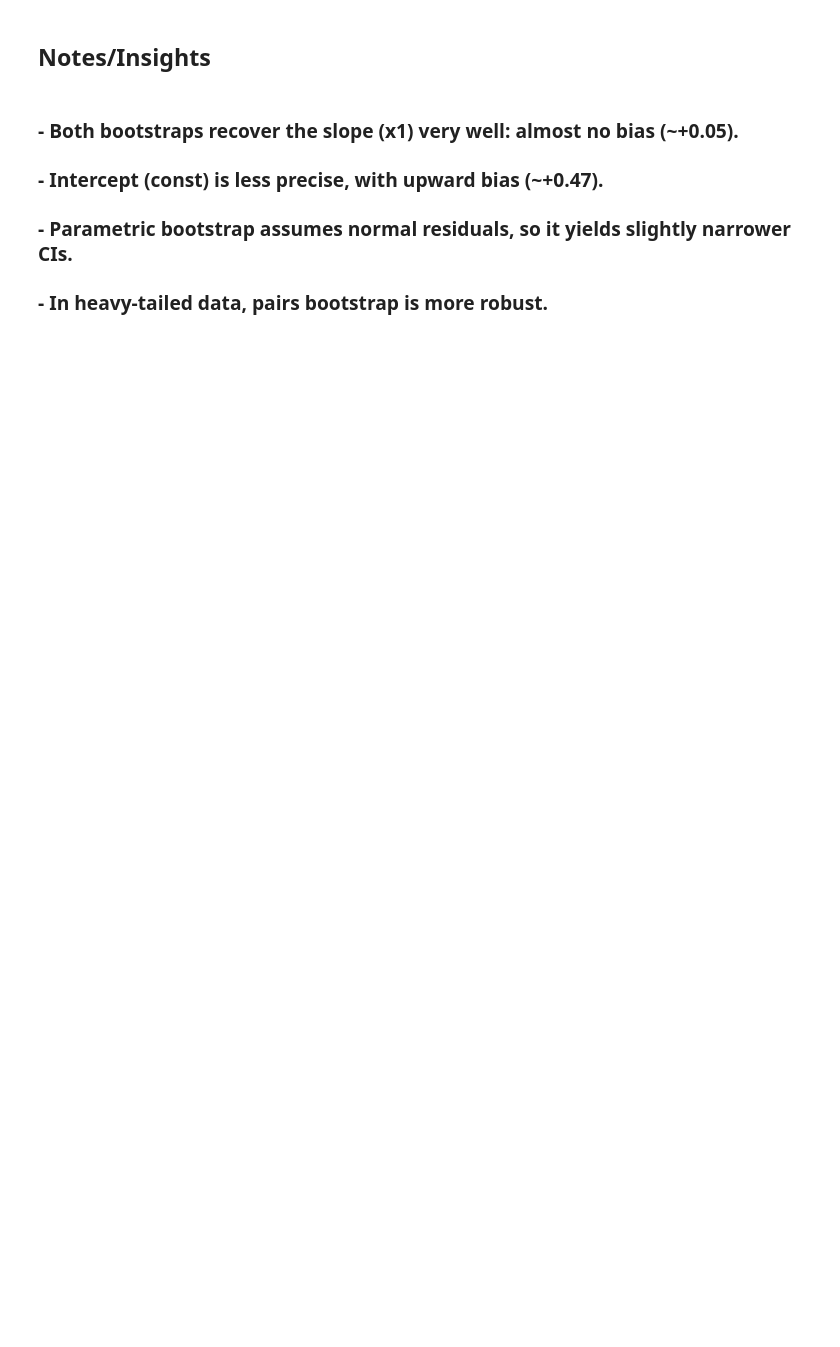
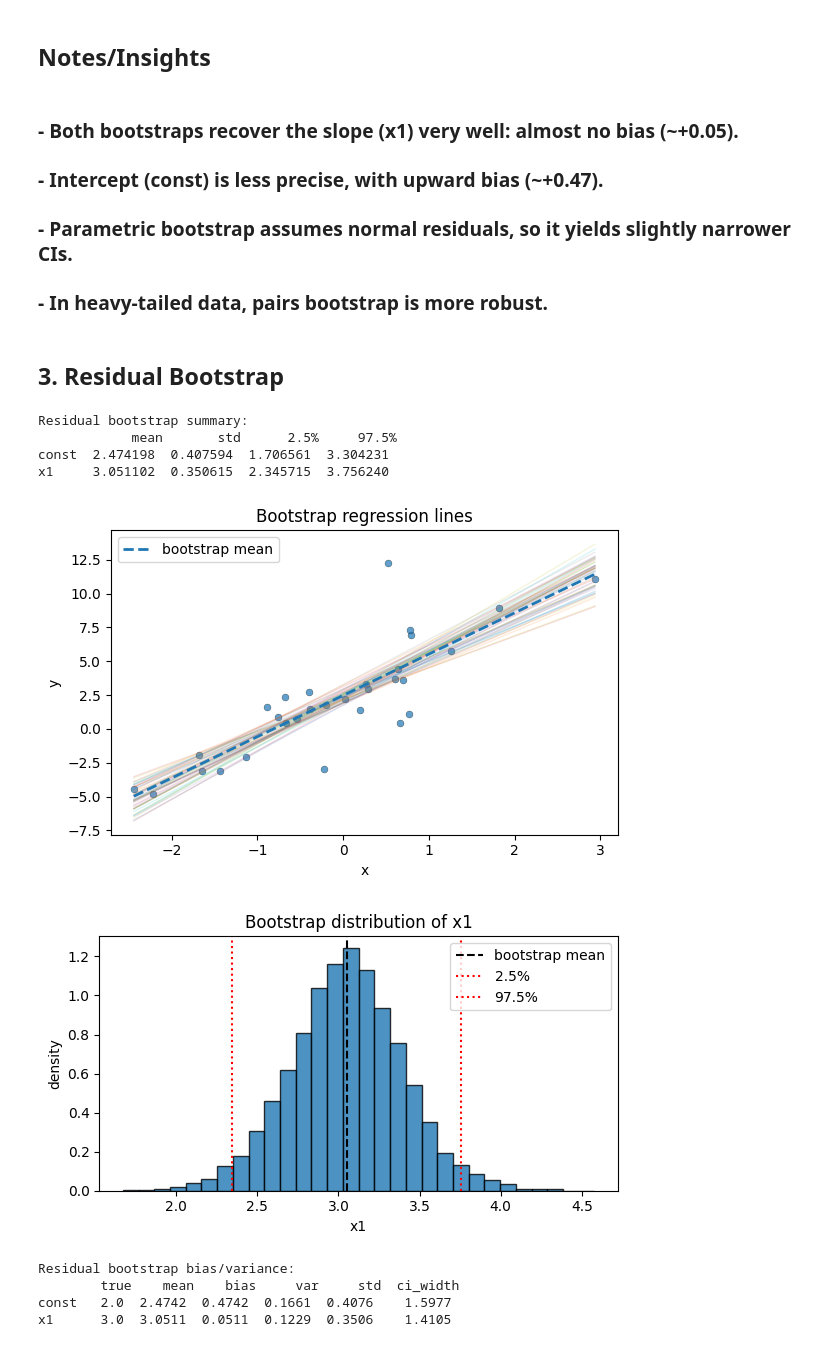
Before and after one commit to mani-atwal/bootstrap-regression-fall2025, a Jupyter notebook: experiments.ipynb, the cells around one changed output. Cells and saved outputs as stored; diff of their text form; code cells hidden in the pictures; blank space fills up the shorter version.

Commit message:
update other bootsrap
Implement residual + wild bootstrap and add to the notebook

```diff
--- a/experiments.ipynb
+++ b/experiments.ipynb
@@ -82,3 +124,30 @@ print("Pairs bootstrap bias/variance:\n",
 ### - Intercept (const) is less precise, with upward bias (~+0.47).
 ### - Parametric bootstrap assumes normal residuals, so it yields slightly narrower CIs.
 ### - In heavy-tailed data, pairs bootstrap is more robust.
+# %% [markdown]
+## 3. Residual Bootstrap
+# %%
+boot_resid = bootstrap_residuals(X, y, B=n_boot, seed=1)
+boot_resid = boot_resid.rename(columns={0: "x1"})
+
+print("Residual bootstrap summary:\n", bootstrap_summary(boot_resid))
+
+plot_bootstrap_lines(X, y, boot_resid, n_lines=50)
+plot_coef_histogram(boot_resid, coef="x1", alpha=0.05, ols_res=ols_fit)
+
+print("Residual bootstrap bias/variance:\n",
+      compute_bias_var(boot_resid, {
+          "const": true_params["beta0"],
+          "x1": true_params["beta1"],
+      }).round(4))
+# %% [output]
+Residual bootstrap summary:
+            mean       std      2.5%     97.5%
+const  2.474198  0.407594  1.706561  3.304231
+x1     3.051102  0.350615  2.345715  3.756240
+[figure, added]
+[figure, added]
+Residual bootstrap bias/variance:
+        true    mean    bias     var     std  ci_width
+const   2.0  2.4742  0.4742  0.1661  0.4076    1.5977
+x1      3.0  3.0511  0.0511  0.1229  0.3506    1.4105
```
Also changed, not shown: parts of 9 cells of this notebook, 1 other file.
